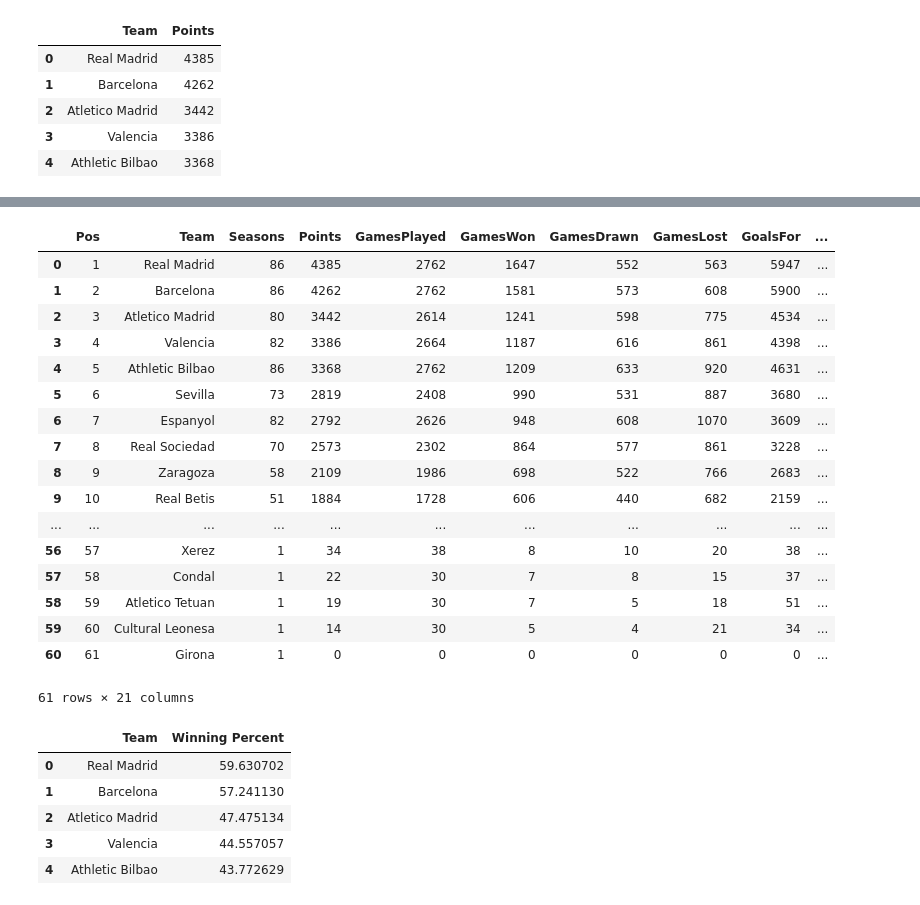
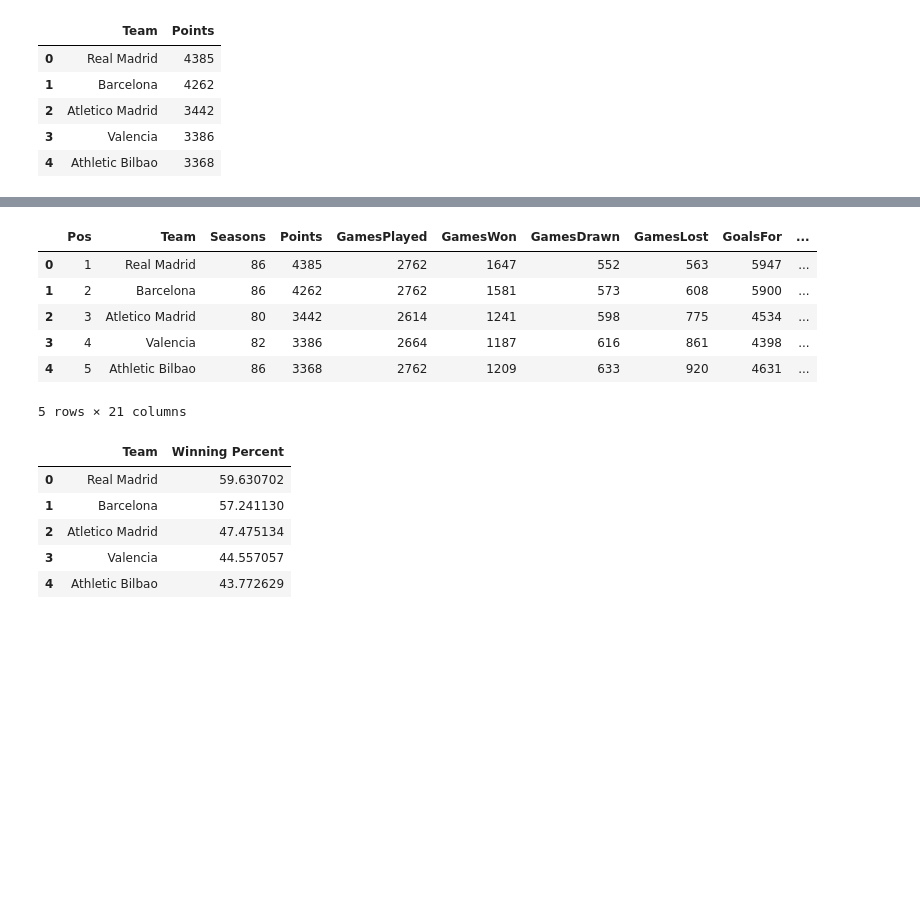
Before and after one commit to GreatLearningAIML1/bangalore-aug19-batch-utkarshkrishna111, a Jupyter notebook: Project1_August.ipynb, the cells around one changed output, grey strips where cells are left out. Drawn from its saved outputs; the diff is of its cells as text; code cells hidden in the pictures; blank space fills up the shorter version.

```diff
--- a/Project1_August.ipynb
+++ b/Project1_August.ipynb
@@ -90,5 +110,5 @@ dtype: object
 # %%
-Laliga['Points']=Laliga['Points'].apply(pd.to_numeric)
+Laliga['Points']=Laliga['Points'].astype(str).astype(int)
 # %%
 Laliga.dtypes
 # %% [output]
@@ -119,8 +139,8 @@ Laliga.sort_values('Points',ascending=False)[['Team','Points']].head()
 | 3 | Valencia | 3386 |
 | 4 | Athletic Bilbao | 3368 |
 # %%
-Laliga['GamesWon']=Laliga['GamesWon'].apply(pd.to_numeric)
-Laliga['GamesPlayed']=Laliga['GamesPlayed'].apply(pd.to_numeric)
+Laliga['GamesWon']=Laliga['GamesWon'].astype(int)
+Laliga['GamesPlayed']=Laliga['GamesPlayed'].astype(int)
 Laliga['Winning Percent'] = (Laliga['GamesWon']/Laliga['GamesPlayed'])*100
 # %%
 Laliga.dtypes
@@ -166,26 +185,15 @@ Laliga
 # %%
 Laliga['Winning Percent'].fillna(0,inplace=True)
 # %%
-Laliga
+Laliga.head()
 # %% [output]
 |  | Pos | Team | Seasons | Points | GamesPlayed | GamesWon | GamesDrawn | GamesLost | GoalsFor | ... |
 | 0 | 1 | Real Madrid | 86 | 4385 | 2762 | 1647 | 552 | 563 | 5947 | ... |
 | 1 | 2 | Barcelona | 86 | 4262 | 2762 | 1581 | 573 | 608 | 5900 | ... |
 | 2 | 3 | Atletico Madrid | 80 | 3442 | 2614 | 1241 | 598 | 775 | 4534 | ... |
 | 3 | 4 | Valencia | 82 | 3386 | 2664 | 1187 | 616 | 861 | 4398 | ... |
 | 4 | 5 | Athletic Bilbao | 86 | 3368 | 2762 | 1209 | 633 | 920 | 4631 | ... |
-| 5 | 6 | Sevilla | 73 | 2819 | 2408 | 990 | 531 | 887 | 3680 | ... |
-| 6 | 7 | Espanyol | 82 | 2792 | 2626 | 948 | 608 | 1070 | 3609 | ... |
-| 7 | 8 | Real Sociedad | 70 | 2573 | 2302 | 864 | 577 | 861 | 3228 | ... |
-| 8 | 9 | Zaragoza | 58 | 2109 | 1986 | 698 | 522 | 766 | 2683 | ... |
-| 9 | 10 | Real Betis | 51 | 1884 | 1728 | 606 | 440 | 682 | 2159 | ... |
-| ... | ... | ... | ... | ... | ... | ... | ... | ... | ... | ... |
-| 56 | 57 | Xerez | 1 | 34 | 38 | 8 | 10 | 20 | 38 | ... |
-| 57 | 58 | Condal | 1 | 22 | 30 | 7 | 8 | 15 | 37 | ... |
-| 58 | 59 | Atletico Tetuan | 1 | 19 | 30 | 7 | 5 | 18 | 51 | ... |
-| 59 | 60 | Cultural Leonesa | 1 | 14 | 30 | 5 | 4 | 21 | 34 | ... |
-| 60 | 61 | Girona | 1 | 0 | 0 | 0 | 0 | 0 | 0 | ... |
-61 rows × 21 columns
+5 rows × 21 columns
 # %%
 Laliga.sort_values('Winning Percent',ascending=False)[['Team','Winning Percent']].head()
 # %% [output]
```
Also changed, not shown: parts of 8 cells of this notebook.
